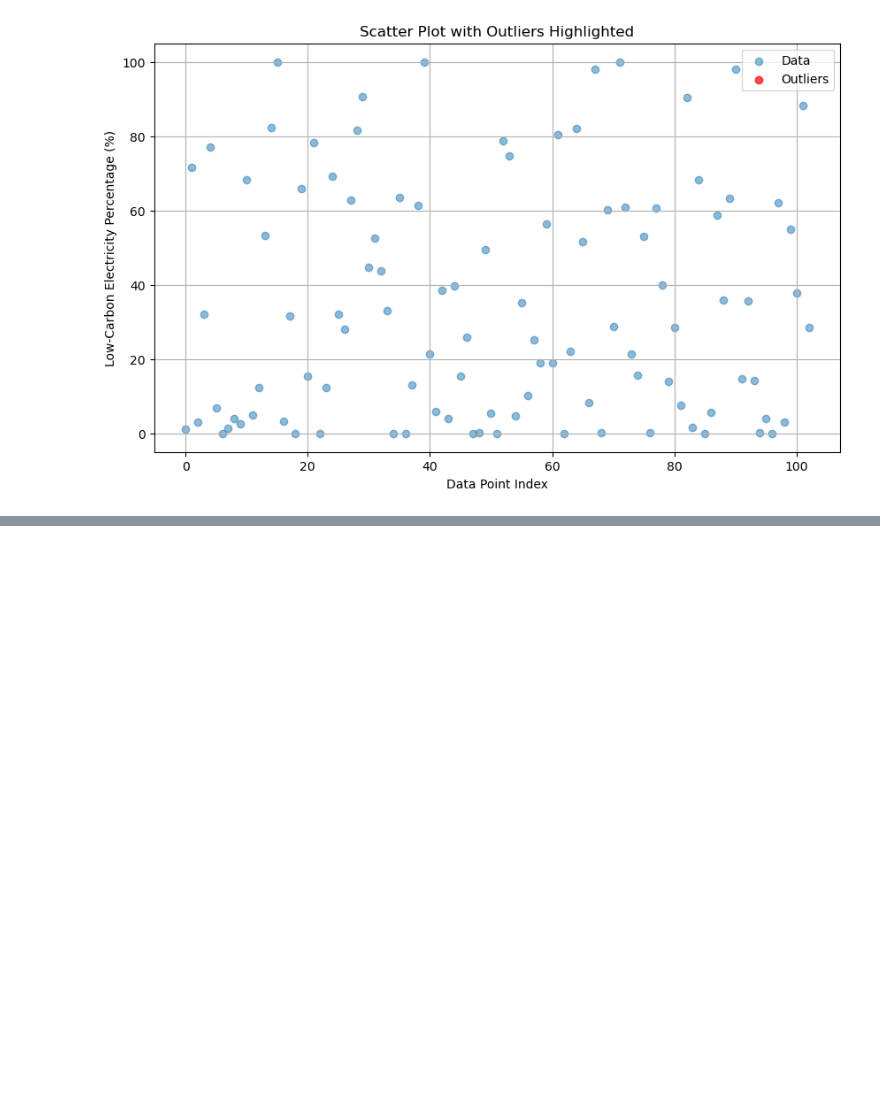
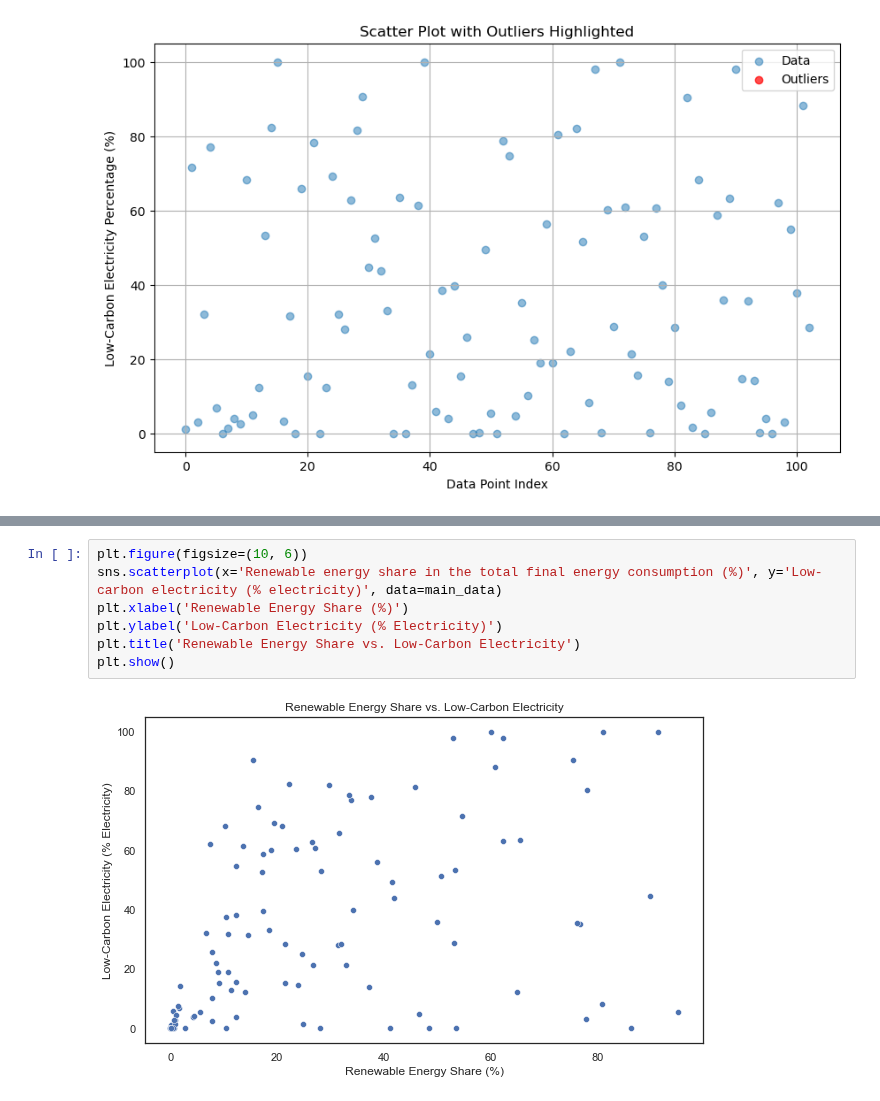
Before and after one commit to yosieph/Project1, a Jupyter notebook: project1update.ipynb, the cells around one changed output, grey strips where cells are left out. Drawn from its saved outputs; the diff is of its cells as text; blank space fills up the shorter version.

```diff
--- a/project1update.ipynb
+++ b/project1update.ipynb
@@ -476,0 +518,9 @@ there are no outliers in this dataset
+# %%
+plt.figure(figsize=(10, 6))
+sns.scatterplot(x='Renewable energy share in the total final energy consumption (%)', y='Low-carbon electricity (% electricity)', data=main_data)
+plt.xlabel('Renewable Energy Share (%)')
+plt.ylabel('Low-Carbon Electricity (% Electricity)')
+plt.title('Renewable Energy Share vs. Low-Carbon Electricity')
+plt.show()
+# %% [output]
+[figure, added]
```
Also changed, not shown: parts of 22 cells of this notebook.
